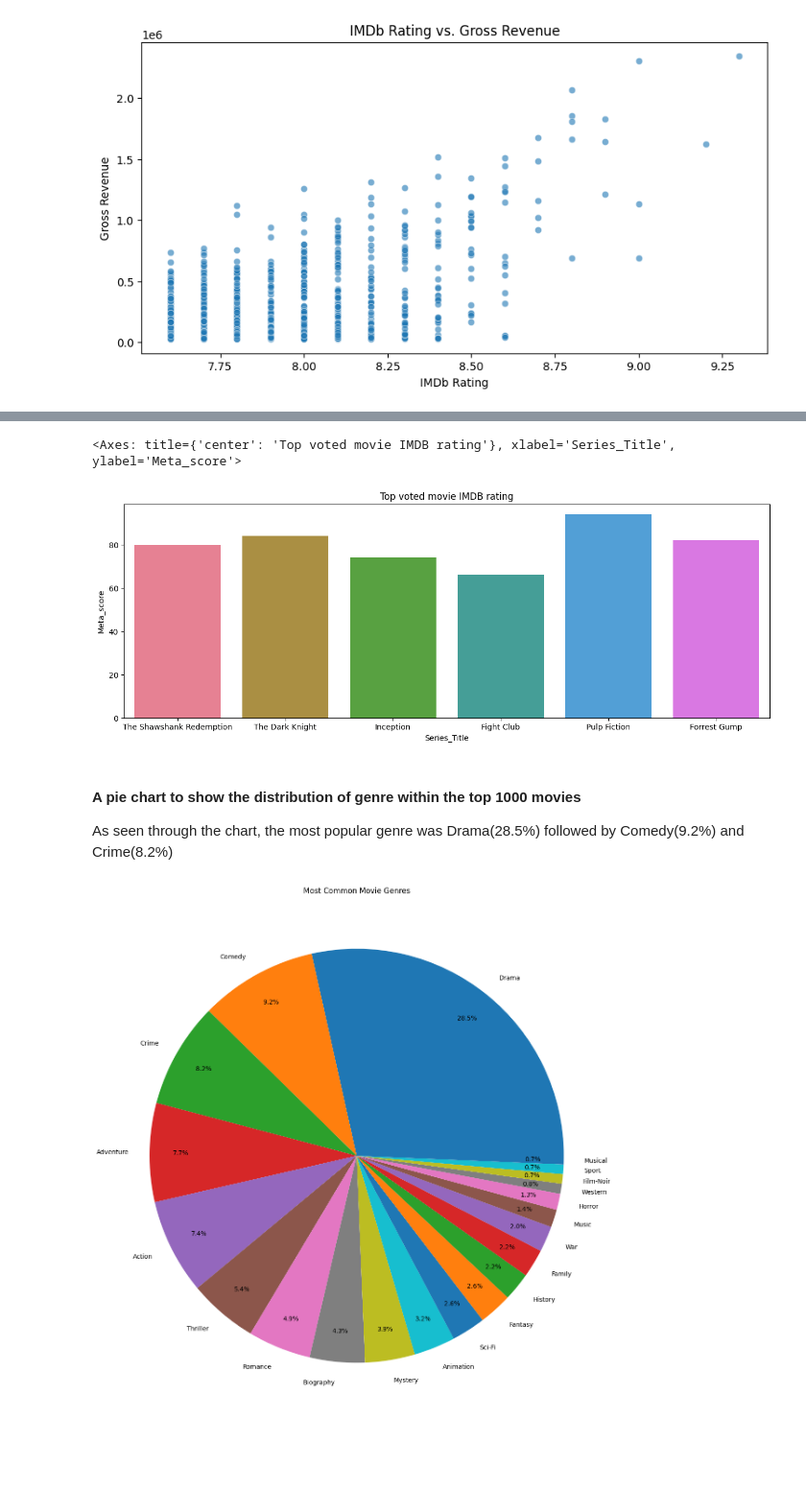
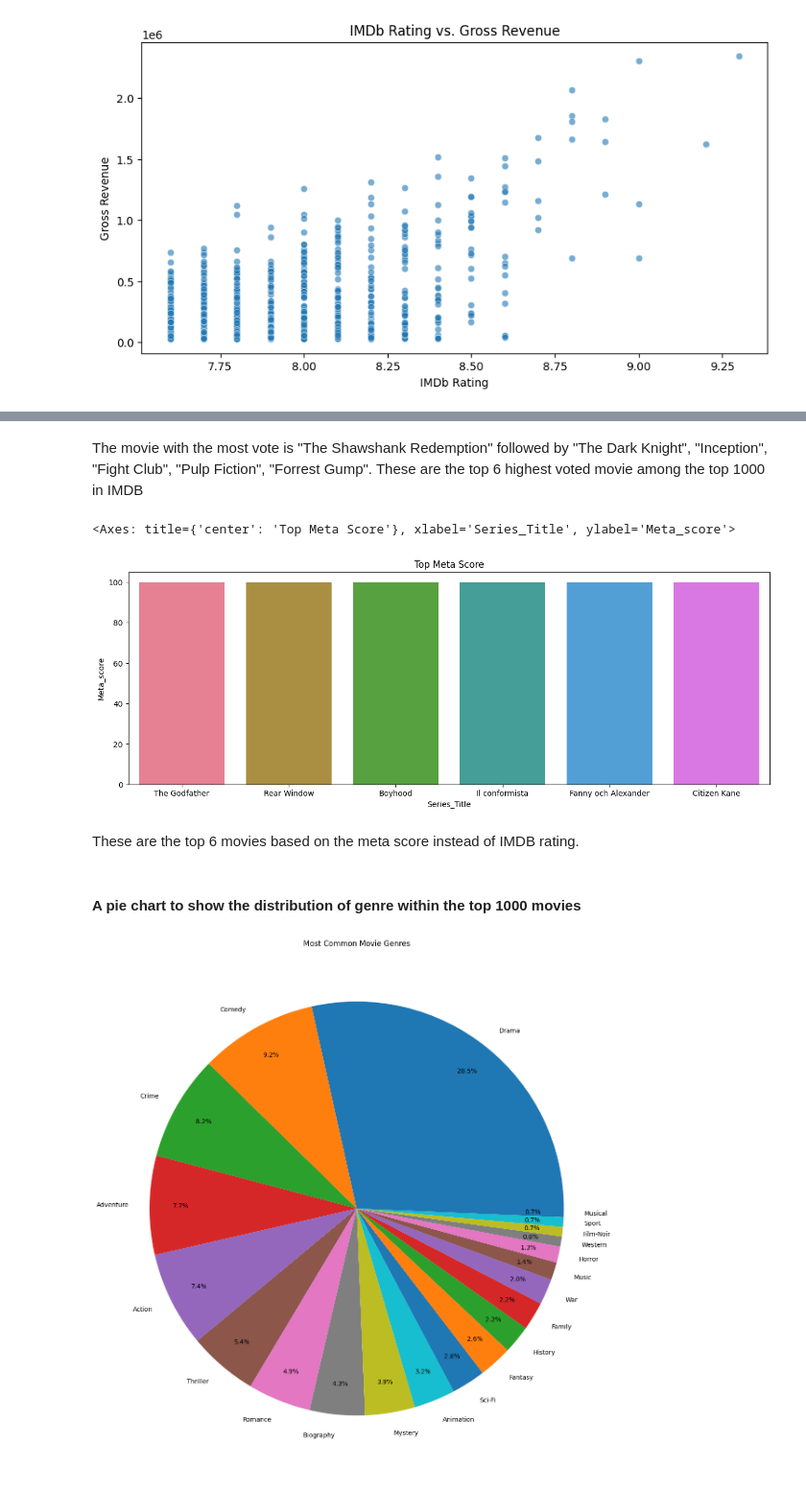
Before and after one commit to vqgquan/IMDB_movie_data_analysis_project, a Jupyter notebook: imdb_analysis.ipynb, the cells around one changed output, grey strips where cells are left out. Shown: that part at 96% size. Cells and saved outputs as stored; diff of their text form; code cells hidden in the pictures; blank space fills up the shorter version.

```diff
--- a/imdb_analysis.ipynb
+++ b/imdb_analysis.ipynb
@@ -182,13 +176,17 @@ sns.barplot(x=top_voted["Series_Title"][:6], y=top_voted["Gross"][:6], hue=top_v
+# %% [markdown]
+The movie with the most vote is "The Shawshank Redemption" followed by "The Dark Knight", "Inception", "Fight Club", "Pulp Fiction", "Forrest Gump". These are the top 6 highest voted movie among the top 1000 in IMDB
 # %%
+meta_score_vote = imdb_dataset.sort_values(["Meta_score"], ascending=False)
 fig,axs=plt.subplots(figsize=(15,5))
-plt.title("Top voted movie IMDB rating")
-sns.barplot(x=top_voted["Series_Title"][:6], y=top_voted["Meta_score"][:6], hue=top_voted["Series_Title"][:6], palette= "husl")
+plt.title("Top Meta Score")
+sns.barplot(x=meta_score_vote["Series_Title"][:6], y=meta_score_vote["Meta_score"][:6], hue=meta_score_vote["Series_Title"][:6], palette= "husl")
 # %% [output]
-<Axes: title={'center': 'Top voted movie IMDB rating'}, xlabel='Series_Title', ylabel='Meta_score'>
+<Axes: title={'center': 'Top Meta Score'}, xlabel='Series_Title', ylabel='Meta_score'>
-[figure, old version]
+[figure, new version]
+# %% [markdown]
+These are the top 6 movies based on the meta score instead of IMDB rating.
 # %% [markdown]
 #### A pie chart to show the distribution of genre within the top 1000 movies
-As seen through the chart, the most popular genre was Drama(28.5%) followed by Comedy(9.2%) and Crime(8.2%)
 # %%
 from collections import Counter
 genre_split = imdb_dataset["Genre"].str.split(", ")
```
Also changed, not shown: parts of 8 cells of this notebook.
